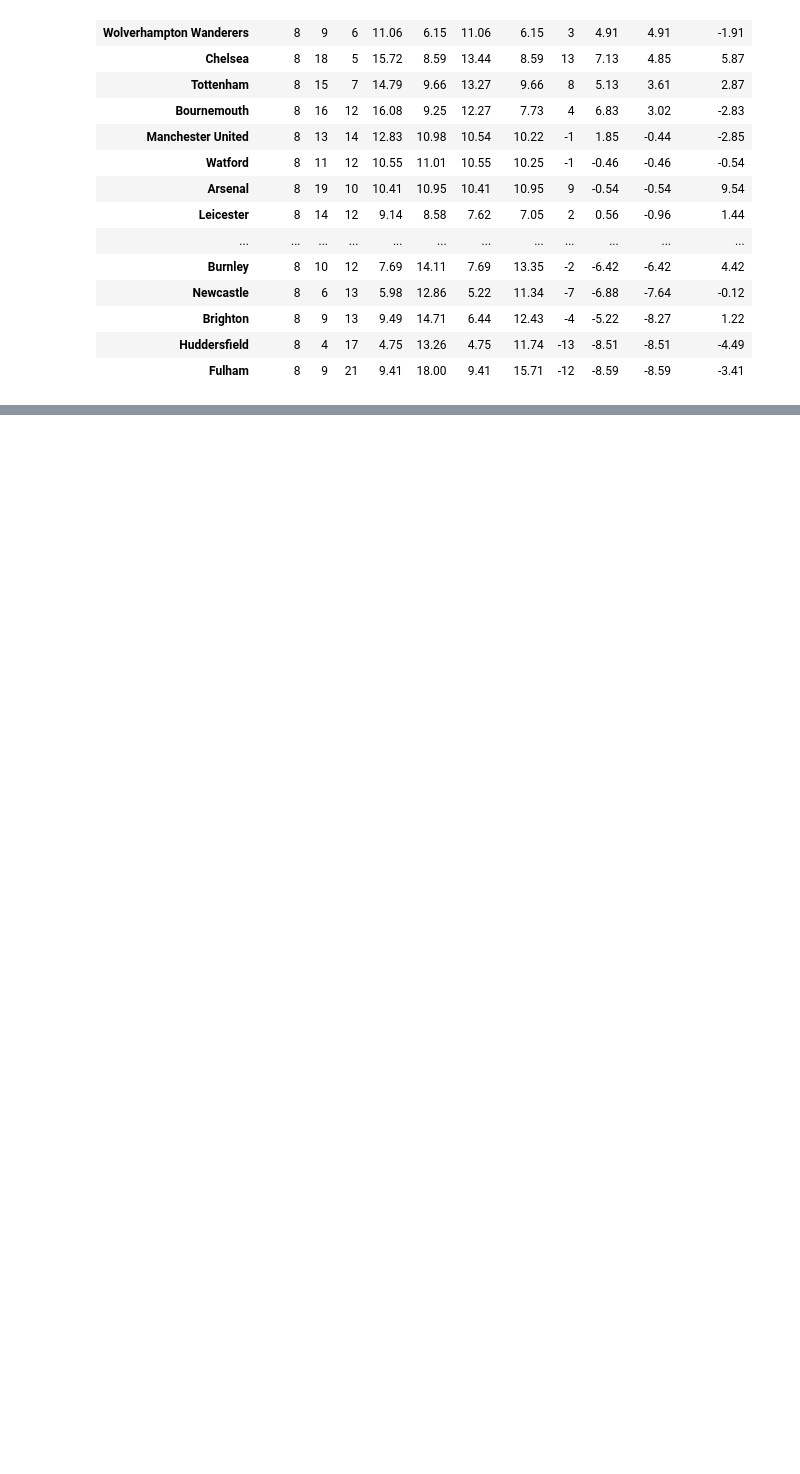
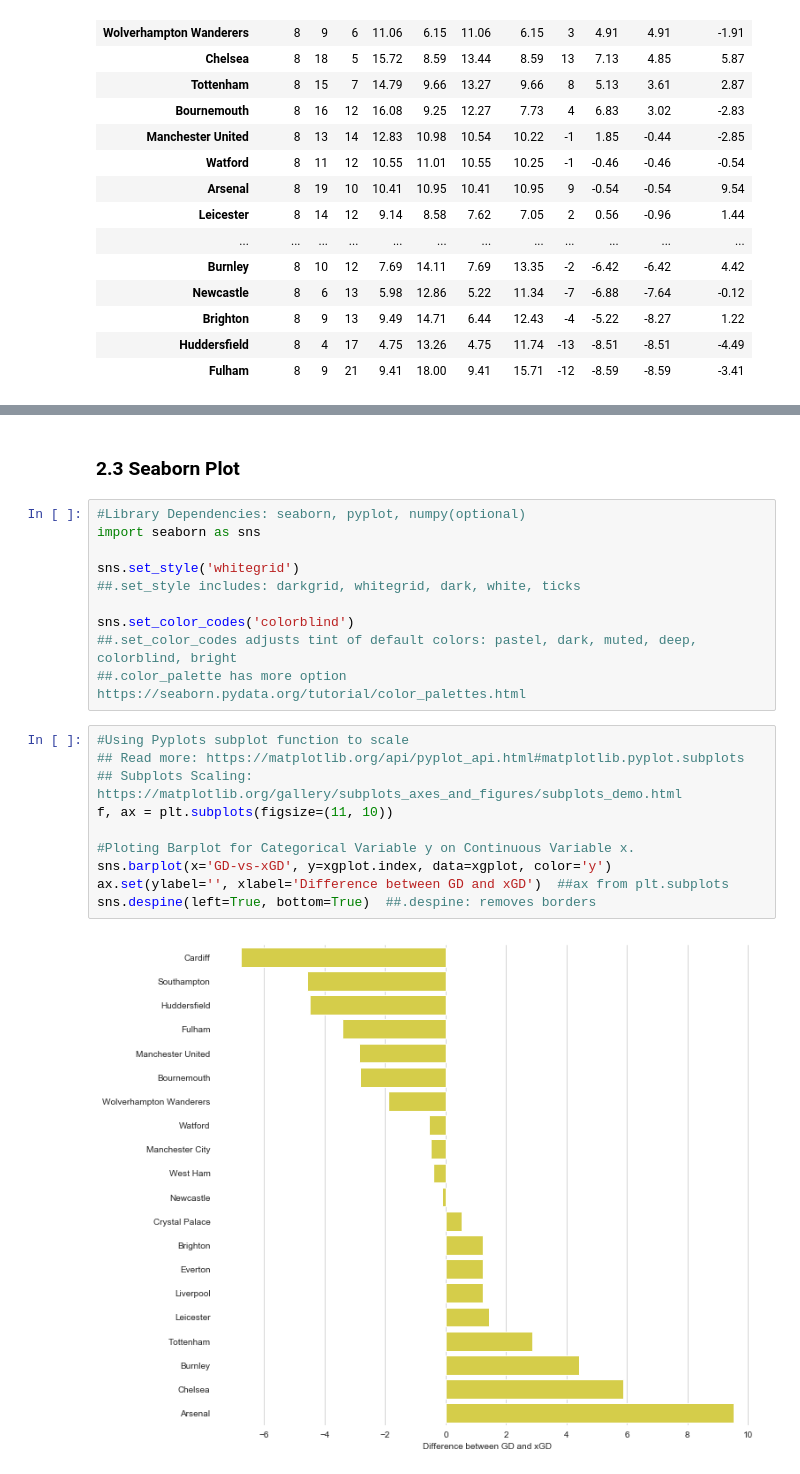
Before and after one commit to dpzy/py-4-ff, a Jupyter notebook: 1-intro/ex1-intro.ipynb, the cells around one changed output, grey strips where cells are left out. Saved outputs shown, nothing was run; the diff lists cells and outputs as text; blank space fills up the shorter version.

```diff
--- a/1-intro/ex1-intro.ipynb
+++ b/1-intro/ex1-intro.ipynb
@@ -377,0 +384,24 @@ plt.show()
+# %% [markdown]
+### 2.3 Seaborn Plot <a name="2seaborn"></a>
+# %%
+#Library Dependencies: seaborn, pyplot, numpy(optional)
+import seaborn as sns
+
+sns.set_style('whitegrid')
+##.set_style includes: darkgrid, whitegrid, dark, white, ticks
+
+sns.set_color_codes('colorblind')
+##.set_color_codes adjusts tint of default colors: pastel, dark, muted, deep, colorblind, bright
+##.color_palette has more option https://seaborn.pydata.org/tutorial/color_palettes.html
+# %%
+#Using Pyplots subplot function to scale
+## Read more: https://matplotlib.org/api/pyplot_api.html#matplotlib.pyplot.subplots
+## Subplots Scaling: https://matplotlib.org/gallery/subplots_axes_and_figures/subplots_demo.html
+f, ax = plt.subplots(figsize=(11, 10))
+
+#Ploting Barplot for Categorical Variable y on Continuous Variable x.
+sns.barplot(x='GD-vs-xGD', y=xgplot.index, data=xgplot, color='y')
+ax.set(ylabel='', xlabel='Difference between GD and xGD')  ##ax from plt.subplots
+sns.despine(left=True, bottom=True)  ##.despine: removes borders
+# %% [output]
+[figure, added]
```
Also changed, not shown: parts of 5 cells of this notebook.
